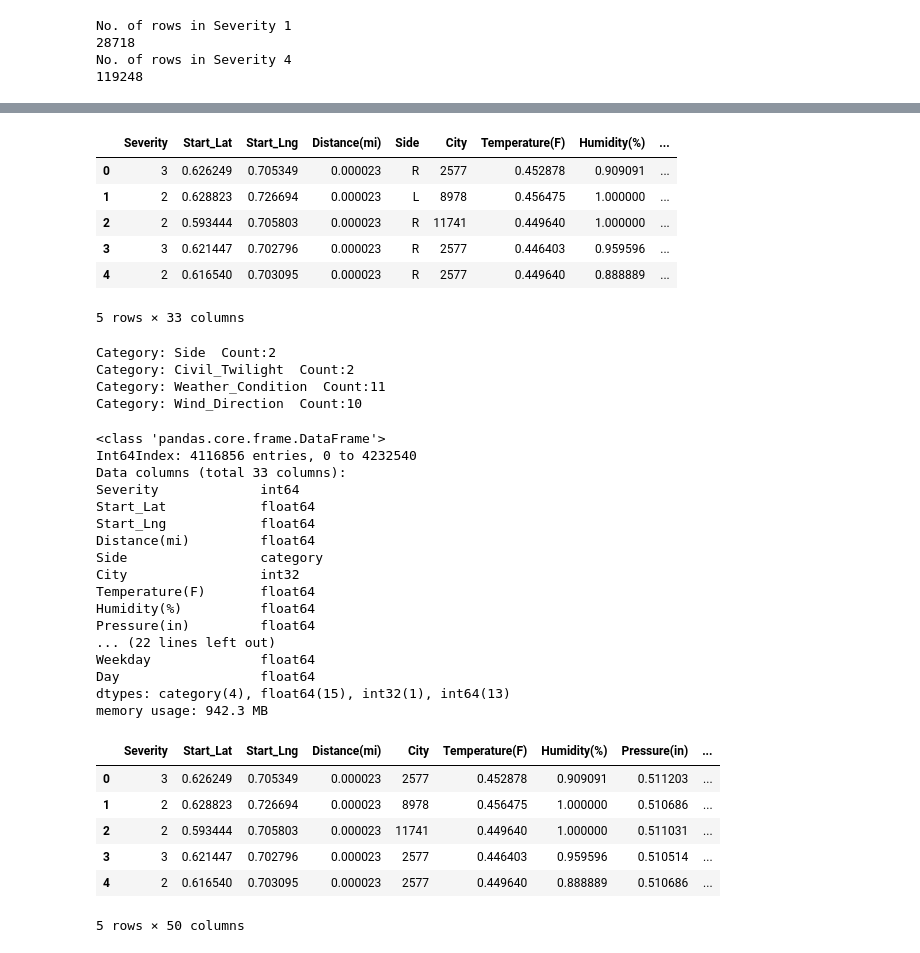
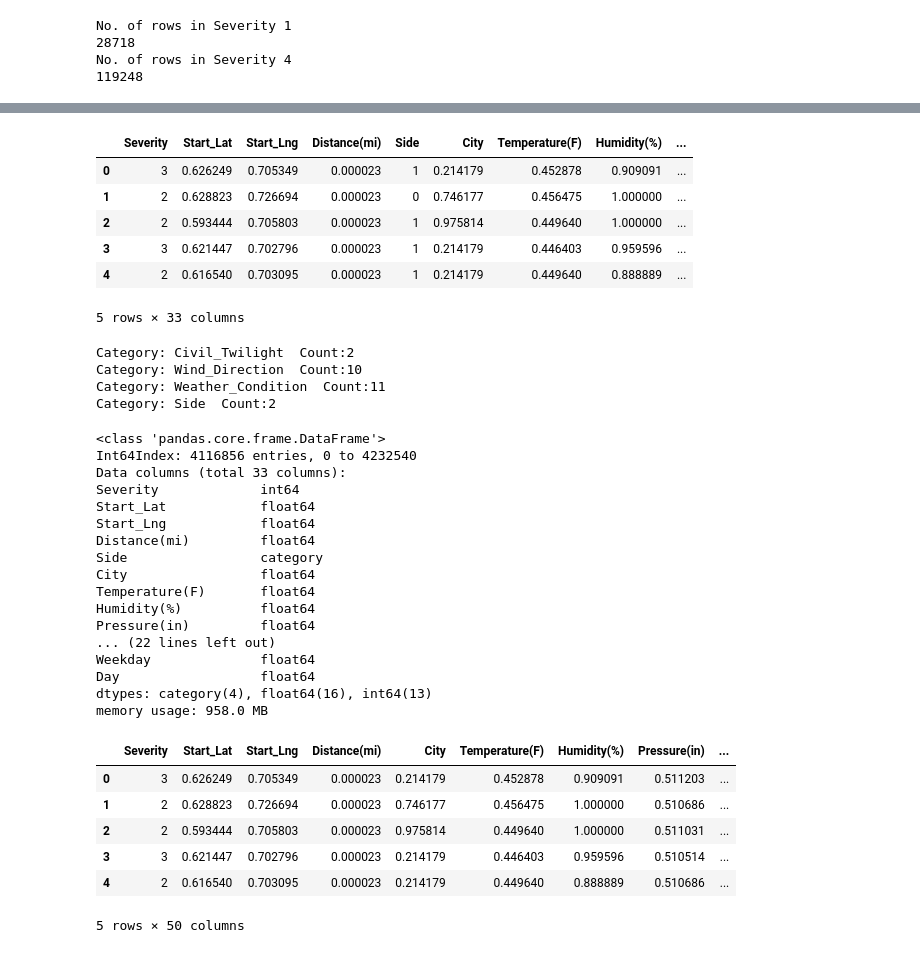
Before and after one commit to shiva-lab/CMPE-255_Final_Project, a Jupyter notebook: feature_engineering.ipynb, the cells around one changed output, grey strips where cells are left out. Drawn from its saved outputs; the diff is of its cells as text; code cells hidden in the pictures.

```diff
--- a/feature_engineering.ipynb
+++ b/feature_engineering.ipynb
@@ -321,16 +323,16 @@ No. of rows in Severity 4
 # %%
-X = pd.DataFrame()
-size=28718
-for i in range(1,2):
-    S = df[df['Severity']==i]
-    temp = S.sample(size, random_state=35)
-    X = X.append(temp)
+#X = pd.DataFrame()
+#size=28718
+#for i in range(1,2):
+#    S = df[df['Severity']==i]
+#    temp = S.sample(size, random_state=42)
+#    X = X.append(temp)
 # %%
-size = 60000
+#size = 80000
 
-#We are taking 60000 sample points from each Severity - 2,3,4
-for i in range(2,5):
-    S = df[df['Severity']==i]
-    temp = S.sample(size, random_state=35)
-    X = X.append(temp)
+#We are taking 80000 sample points from each Severity - 2,3,4
+#for i in range(2,5):
+ #   S = df[df['Severity']==i]
+  #  temp = S.sample(size, random_state=42)
+   # X = X.append(temp)
 # %%
@@ -358,17 +359,17 @@ Index(['Severity', 'Start_Lat', 'Start_Lng', 'Distance(mi)', 'Side', 'City',
 # %%
 from sklearn.preprocessing import MinMaxScaler
 scaler = MinMaxScaler()
 featuresForScaling = ['Start_Lat', 'Start_Lng','Distance(mi)','Temperature(F)', 'Humidity(%)', 'Pressure(in)', 'Visibility(mi)','Wind_Speed(mph)', 'Precipitation(in)','Hour', 'Minute',
-       'Year', 'Month', 'Weekday', 'Day']
+       'Year', 'Month', 'Weekday', 'Day','City']
 X[featuresForScaling] = scaler.fit_transform(X[featuresForScaling])
 X.head()
 # %% [output]
 |  | Severity | Start_Lat | Start_Lng | Distance(mi) | Side | City | Temperature(F) | Humidity(%) | ... |
-| 0 | 3 | 0.626249 | 0.705349 | 0.000023 | R | 2577 | 0.452878 | 0.909091 | ... |
-| 1 | 2 | 0.628823 | 0.726694 | 0.000023 | L | 8978 | 0.456475 | 1.000000 | ... |
-| 2 | 2 | 0.593444 | 0.705803 | 0.000023 | R | 11741 | 0.449640 | 1.000000 | ... |
-| 3 | 3 | 0.621447 | 0.702796 | 0.000023 | R | 2577 | 0.446403 | 0.959596 | ... |
-| 4 | 2 | 0.616540 | 0.703095 | 0.000023 | R | 2577 | 0.449640 | 0.888889 | ... |
+| 0 | 3 | 0.626249 | 0.705349 | 0.000023 | 1 | 0.214179 | 0.452878 | 0.909091 | ... |
+| 1 | 2 | 0.628823 | 0.726694 | 0.000023 | 0 | 0.746177 | 0.456475 | 1.000000 | ... |
+| 2 | 2 | 0.593444 | 0.705803 | 0.000023 | 1 | 0.975814 | 0.449640 | 1.000000 | ... |
+| 3 | 3 | 0.621447 | 0.702796 | 0.000023 | 1 | 0.214179 | 0.446403 | 0.959596 | ... |
+| 4 | 2 | 0.616540 | 0.703095 | 0.000023 | 1 | 0.214179 | 0.449640 | 0.888889 | ... |
 5 rows × 33 columns
 # %%
 categoryFeatures = set(["Side","Weather_Condition", "Wind_Direction", "Civil_Twilight"])
@@ -380,10 +381,10 @@ for cat in categoryFeatures:
     size = len(X[cat].unique())
     print("Category: "+cat+"  Count:" +str(size))
 # %% [output]
+Category: Civil_Twilight  Count:2
+Category: Wind_Direction  Count:10
+Category: Weather_Condition  Count:11
 Category: Side  Count:2
-Category: Civil_Twilight  Count:2
-Category: Weather_Condition  Count:11
-Category: Wind_Direction  Count:10
 # %%
 X.info()
 # %% [output]
@@ -395,24 +396,24 @@ Start_Lat            float64
 Start_Lng            float64
 Distance(mi)         float64
 Side                 category
-City                 int32
+City                 float64
 Temperature(F)       float64
 Humidity(%)          float64
 Pressure(in)         float64
 ... (22 lines left out)
 Weekday              float64
 Day                  float64
-dtypes: category(4), float64(15), int32(1), int64(13)
-memory usage: 942.3 MB
+dtypes: category(4), float64(16), int64(13)
+memory usage: 958.0 MB
 # %%
 X = pd.get_dummies(X, columns=categoryFeatures, drop_first=True)
 X.head()
 # %% [output]
 |  | Severity | Start_Lat | Start_Lng | Distance(mi) | City | Temperature(F) | Humidity(%) | Pressure(in) | ... |
-| 0 | 3 | 0.626249 | 0.705349 | 0.000023 | 2577 | 0.452878 | 0.909091 | 0.511203 | ... |
-| 1 | 2 | 0.628823 | 0.726694 | 0.000023 | 8978 | 0.456475 | 1.000000 | 0.510686 | ... |
-| 2 | 2 | 0.593444 | 0.705803 | 0.000023 | 11741 | 0.449640 | 1.000000 | 0.511031 | ... |
-| 3 | 3 | 0.621447 | 0.702796 | 0.000023 | 2577 | 0.446403 | 0.959596 | 0.510514 | ... |
-| 4 | 2 | 0.616540 | 0.703095 | 0.000023 | 2577 | 0.449640 | 0.888889 | 0.510686 | ... |
+| 0 | 3 | 0.626249 | 0.705349 | 0.000023 | 0.214179 | 0.452878 | 0.909091 | 0.511203 | ... |
+| 1 | 2 | 0.628823 | 0.726694 | 0.000023 | 0.746177 | 0.456475 | 1.000000 | 0.510686 | ... |
+| 2 | 2 | 0.593444 | 0.705803 | 0.000023 | 0.975814 | 0.449640 | 1.000000 | 0.511031 | ... |
+| 3 | 3 | 0.621447 | 0.702796 | 0.000023 | 0.214179 | 0.446403 | 0.959596 | 0.510514 | ... |
+| 4 | 2 | 0.616540 | 0.703095 | 0.000023 | 0.214179 | 0.449640 | 0.888889 | 0.510686 | ... |
 5 rows × 50 columns
 # %%
```
Also changed, not shown: parts of 17 cells of this notebook.
